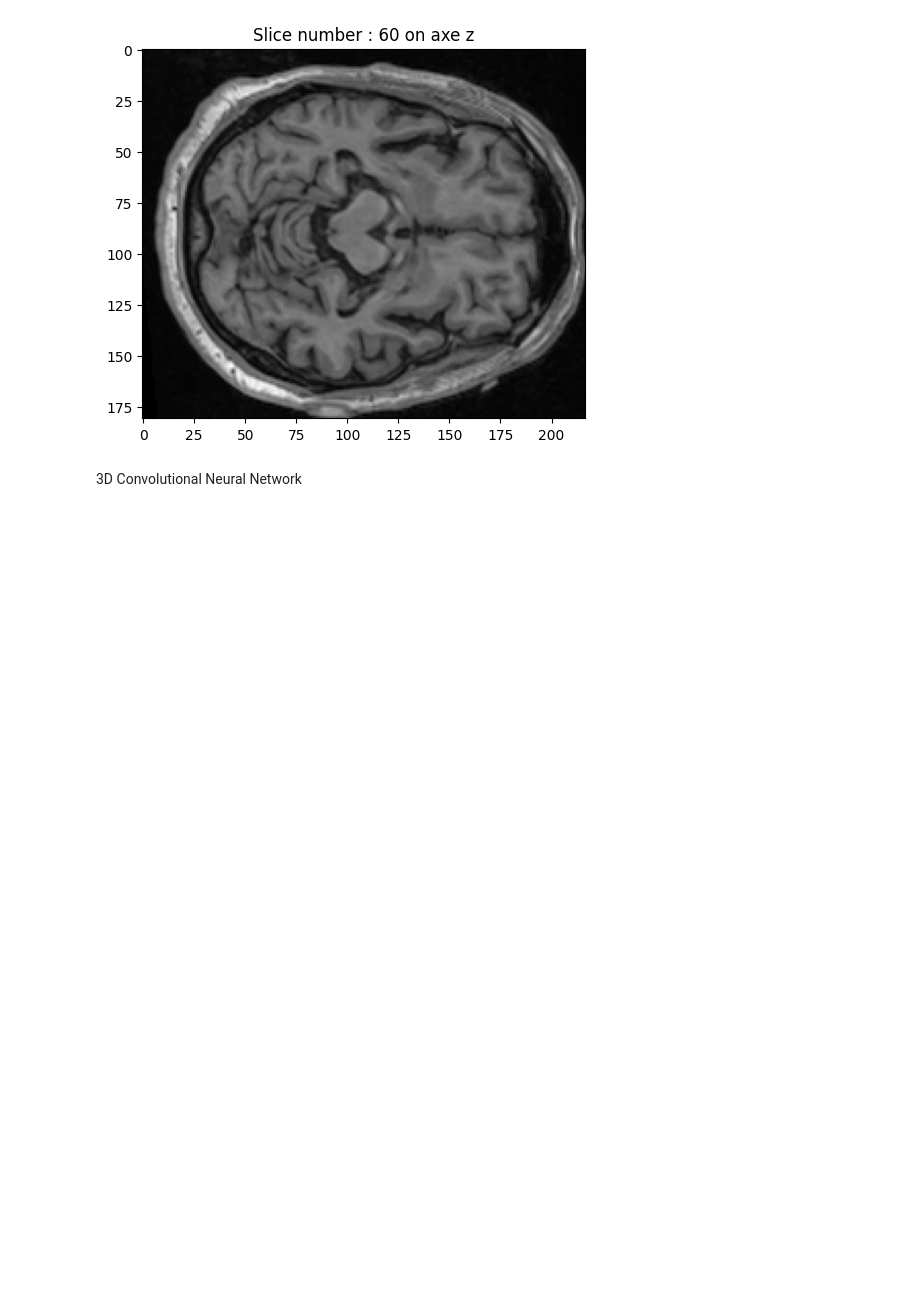
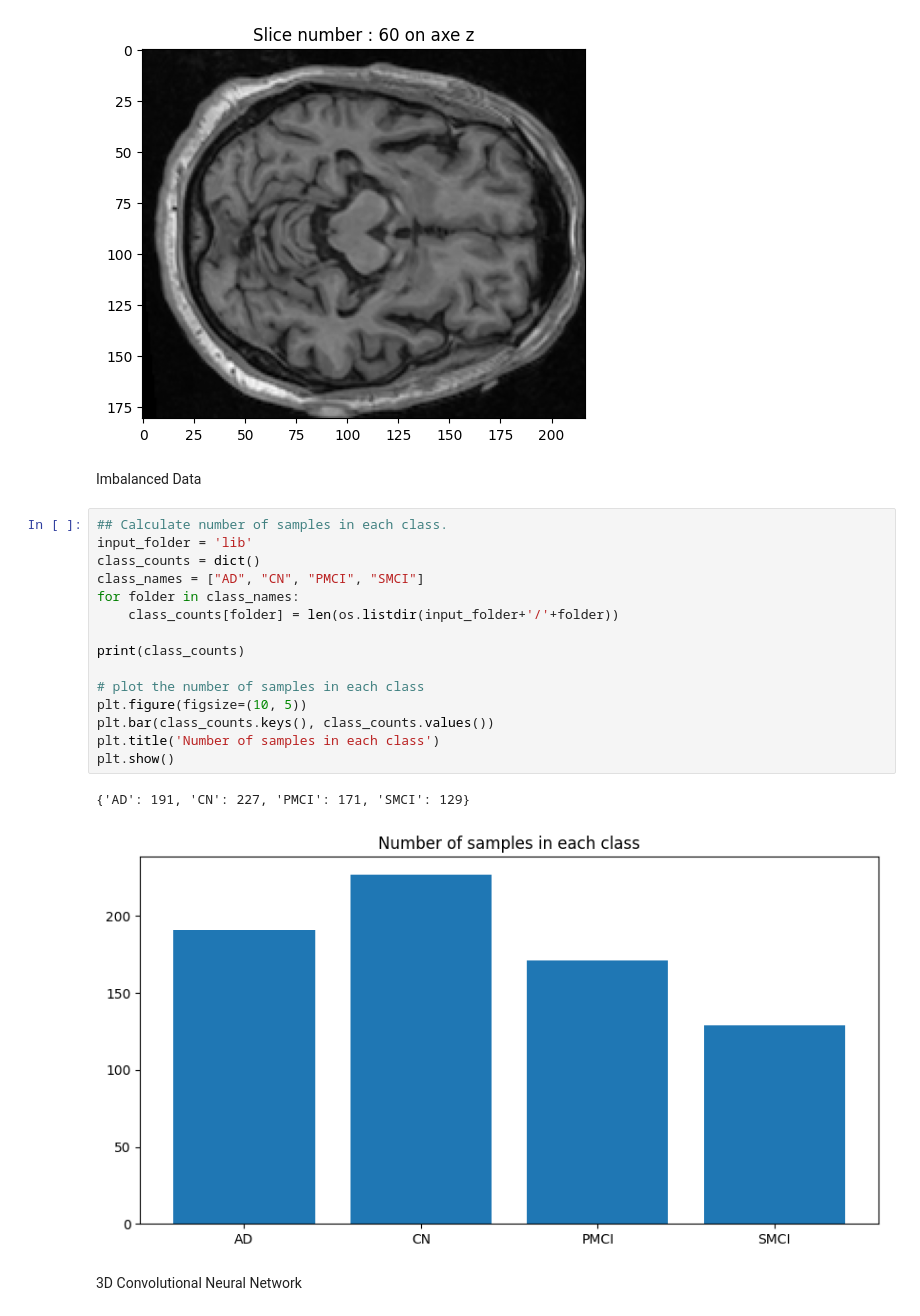
Before and after one commit to Tpris/Computer_vision_Alzheimer_detection, a Jupyter notebook: 3D_model.ipynb, the cells around one changed output. Drawn from its saved outputs; the diff is of its cells as text; blank space fills up the shorter version.

```diff
--- a/3D_model.ipynb
+++ b/3D_model.ipynb
@@ -217,6 +225,26 @@ show_2D(img.get_fdata(), 60, "z")
 [figure]
 [figure]
 [figure]
+# %% [markdown]
+Imbalanced Data
+# %%
+## Calculate number of samples in each class.
+input_folder = 'lib'
+class_counts = dict()
+class_names = ["AD", "CN", "PMCI", "SMCI"]
+for folder in class_names:
+    class_counts[folder] = len(os.listdir(input_folder+'/'+folder))
+
+print(class_counts)
+
+# plot the number of samples in each class
+plt.figure(figsize=(10, 5))
+plt.bar(class_counts.keys(), class_counts.values())
+plt.title('Number of samples in each class')
+plt.show()
+# %% [output]
+{'AD': 191, 'CN': 227, 'PMCI': 171, 'SMCI': 129}
+[figure, added]
 # %% [markdown]
 3D Convolutional Neural Network
 # %%
```
Also changed, not shown: parts of 3 cells of this notebook.
